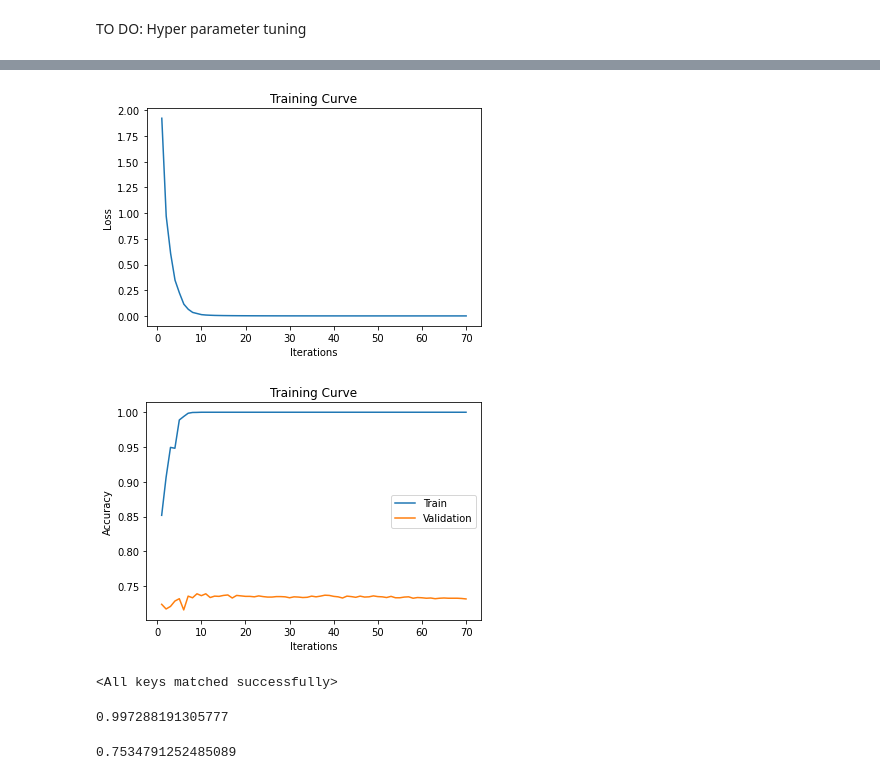
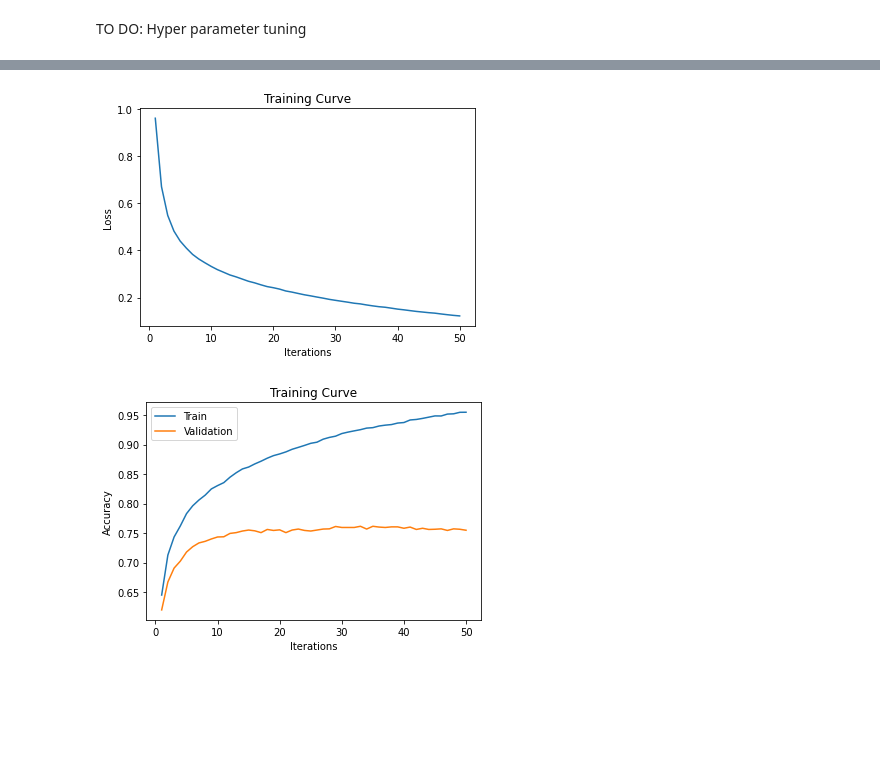
Before and after one commit to fnavab/APS360-project, a Jupyter notebook: Final_16K_ANN_VGG_features.ipynb, the cells around one changed output, grey strips where cells are left out. Saved outputs shown, nothing was run; the diff lists cells and outputs as text; code cells hidden in the pictures; blank space fills up the shorter version.

```diff
--- a/Final_16K_ANN_VGG_features.ipynb
+++ b/Final_16K_ANN_VGG_features.ipynb
@@ -19,9 +19,9 @@ import time
 import matplotlib.pyplot as plt
 # %%
 def get_vgg_data_loader(batch_size):
-  train_dir = '/content/gdrive/My Drive/Colab Notebooks/16k_vgg_features/train'
-  test_dir = '/content/gdrive/My Drive/Colab Notebooks/16k_vgg_features/test'
-  val_dir = '/content/gdrive/My Drive/Colab Notebooks/16k_vgg_features/val'
+  train_dir = '/content/gdrive/My Drive/Colab Notebooks/Project/APS360 GROUP/16k_vgg_features/train'
+  test_dir = '/content/gdrive/My Drive/Colab Notebooks/Project/APS360 GROUP/16k_vgg_features/test'
+  val_dir = '/content/gdrive/My Drive/Colab Notebooks/Project/APS360 GROUP/16k_vgg_features/val'
   train_set = torchvision.datasets.DatasetFolder(train_dir, loader=torch.load, extensions=('.tensor'))
   val_set= torchvision.datasets.DatasetFolder(val_dir, loader=torch.load, extensions=('.tensor'))
   test_set = torchvision.datasets.DatasetFolder(test_dir, loader=torch.load, extensions=('.tensor'))
@@ -39,7 +39,7 @@ def get_vgg_data_loader(batch_size):
   return train_feature_loader, test_feature_loader,val_feature_loader
 # %%
 #Prepare feature loader
-train_feature_loader, test_feature_loader,val_feature_loader=get_vgg_data_loader(64)
+train_feature_loader, test_feature_loader,val_feature_loader=get_vgg_data_loader(128)
 # %%
 # Verification Step - obtain one batch of features
 dataiter = iter(val_feature_loader)
@@ -201,5 +206,5 @@ model=CNN_VGG()
 #Modify
 if use_cuda and torch.cuda.is_available():
     model.cuda()
-train_net(model, classes,train_feature_loader, val_feature_loader, batch_size=64, num_epochs=70, learn_rate = 0.001)
+train_net(model, classes,train_feature_loader, val_feature_loader, batch_size=128, num_epochs=50, learn_rate = 0.00001)
 # %% [output]
@@ -223,2 +228,2 @@ Total time:  8830.257740736008
-[figure, old version]
+[figure, new version]
-[figure, old version]
+[figure, new version]
@@ -227,12 +229,0 @@ torch.save(model.state_dict(), "/content/gdrive/My Drive/Colab Notebooks/CNN_16K
-# %%
-model.load_state_dict(torch.load("/content/gdrive/My Drive/Colab Notebooks/CNN_16K_VGG"))
-# %% [output]
-<All keys matched successfully>
-# %%
-get_accuracy(model,train_feature_loader)
-# %% [output]
-0.997288191305777
-# %%
-get_accuracy(model,test_feature_loader)
-# %% [output]
-0.7534791252485089
```
Also changed, not shown: parts of 7 cells of this notebook.
